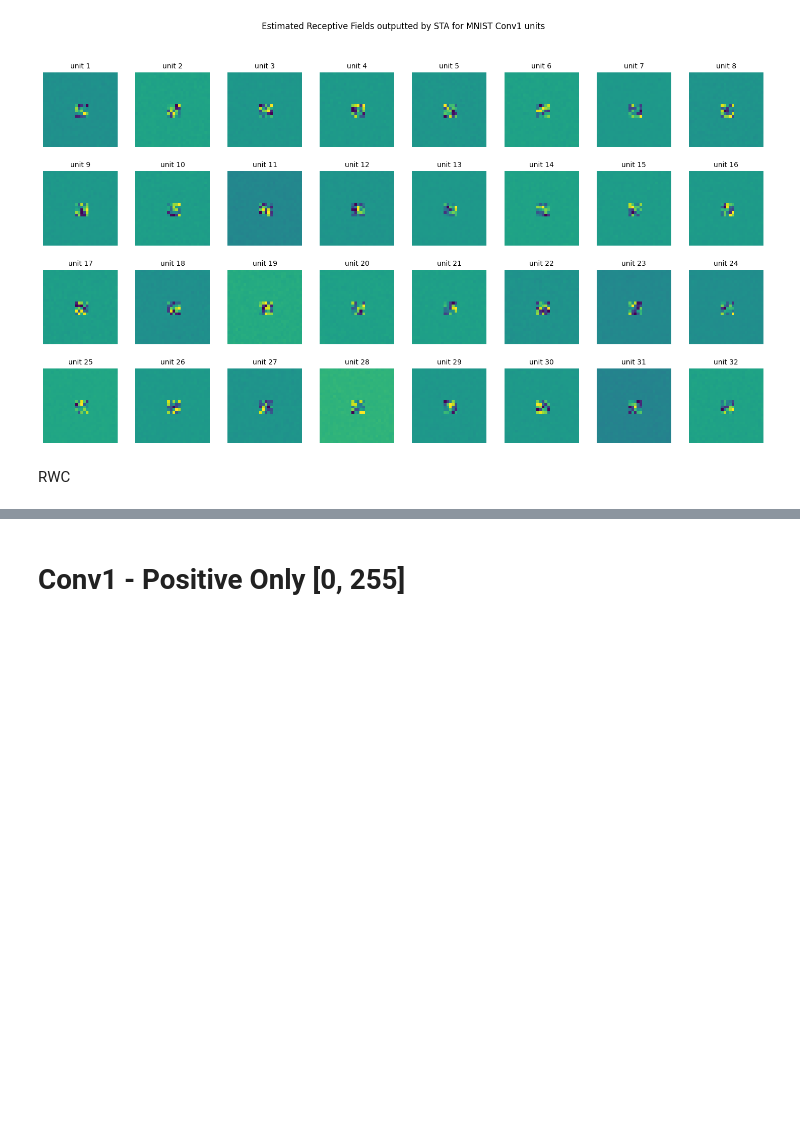
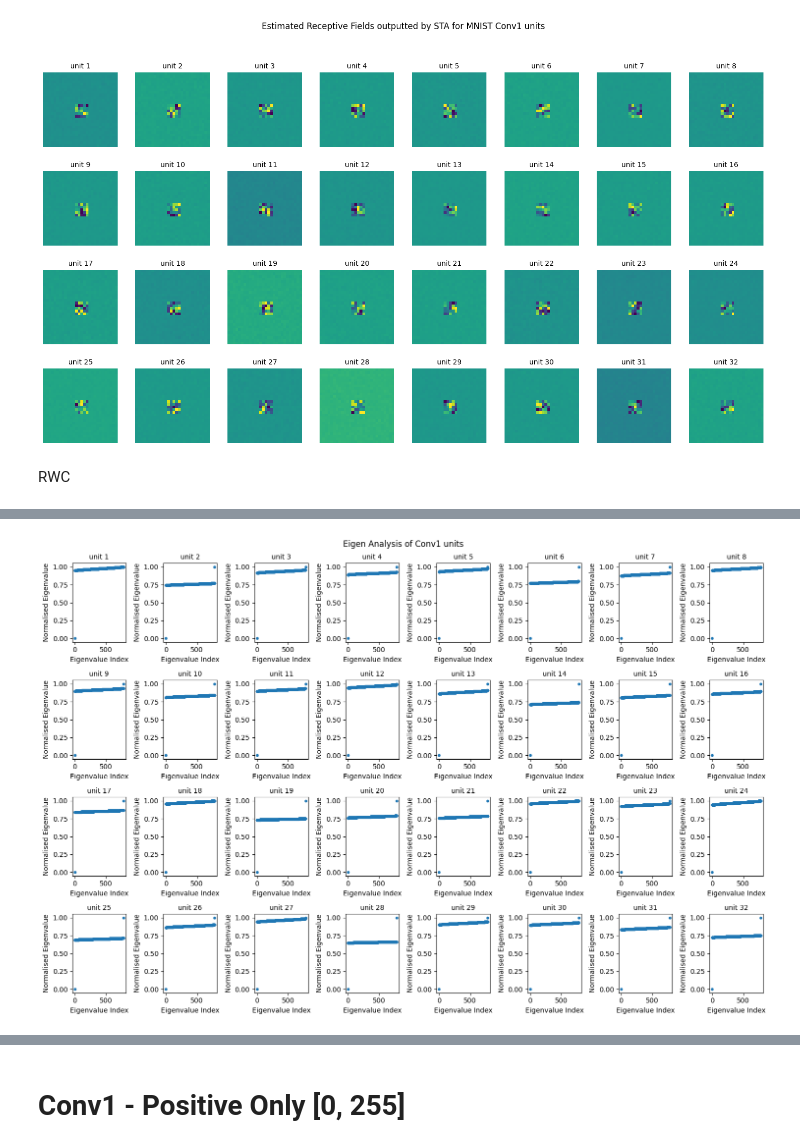
Before and after one commit to gurooria/ResponseWeightedAnalysis, a Jupyter notebook: MNIST_rf.ipynb, the cells around one changed output, grey strips where cells are left out. Drawn from its saved outputs; the diff is of its cells as text; code cells hidden in the pictures; blank space fills up the shorter version.

Commit message:
rwa conv1 rwc update

```diff
--- a/MNIST_rf.ipynb
+++ b/MNIST_rf.ipynb
@@ -182,0 +187,8 @@ Shape of reshaped noise list: torch.Size([50000, 784, 1])
+# %%
+# eigen analysis - conv1
+NUnits = cov1.shape[0]
+eigen1 = []
+with tqdm(total=NUnits) as pbar:
+    for i in range(NUnits):
+        eigen1.append(eigenAnalysis(cov1, i))
+        pbar.update(1)
@@ -182,0 +203,81 @@ Shape of reshaped noise list: torch.Size([50000, 784, 1])
+# %%
+# conv1 eigenvalues
+
+# plot the eigenvalues for each unit - all eigenvalues
+for i in range(len(eigen1)): # each unit
+    plt.subplot(4, 8, i+1)
+
+    if act_conv1[i][act_conv1[i] > 0].shape[0] != 0: # if list is not empty
+        eigenvalues = eigen1[i][0][0]
+        eigenvalues = (eigenvalues - eigenvalues.min()) / (eigenvalues.max() - eigenvalues.min()) # normalise to [0, 1]
+        plt.scatter(range(len(eigenvalues)), eigenvalues, s=10)
+        plt.title('unit ' + str(i+1), fontsize=10)
+        plt.xlabel('Eigenvalue Index')
+        plt.ylabel('Normalised Eigenvalue')
+        # change figure size
+        plt.gcf().set_size_inches(13, 10)
+    else:
+        # plot shows text saying 'inactive'
+        plt.text(0.5, 0.5, 'inactive', horizontalalignment='center', verticalalignment='center')
+        # turn off axis
+        plt.title('unit ' + str(i+1), fontsize=10)
+        plt.axis('off')
+plt.suptitle('Eigen Analysis of Conv1 units')
+plt.tight_layout()
+# change figure size
+plt.gcf().set_size_inches(15, 10)
+plt.show()
+
+plt.figure()
+# plot the eigenvalues for each unit - exclude largest eigenvalues
+for i in range(len(eigen1)): # each unit
+    plt.subplot(4, 8, i+1)
+
+    if act_conv1[i][act_conv1[i] > 0].shape[0] != 0: # if list is not empty
+        eigenvalues = eigen1[i][0][0]
+        eigenvalues = (eigenvalues - eigenvalues.min()) / (eigenvalues.max() - eigenvalues.min()) # normalise to [0, 1]
+        plt.scatter(range(len(eigenvalues)-1), eigenvalues[:-1], s=10)
+        plt.title('unit ' + str(i+1), fontsize=10)
+        plt.xlabel('Eigenvalue Index')
+        plt.ylabel('Normalised Eigenvalue')
+        # change figure size
+        plt.gcf().set_size_inches(13, 10)
+    else:
+        # plot shows text saying 'inactive'
+        plt.text(0.5, 0.5, 'inactive', horizontalalignment='center', verticalalignment='center')
+        # turn off axis
+        plt.title('unit ' + str(i+1), fontsize=10)
+        plt.axis('off')
+plt.suptitle('Eigen Analysis of Conv1 units - excludes largest eigenvalue')
+plt.tight_layout()
+# change figure size
+plt.gcf().set_size_inches(15, 10)
+plt.show()
+
+plt.figure()
+# plot the eigenvalues for each unit - exclude smallest eigenvalues
+for i in range(len(eigen1)): # each unit
+    plt.subplot(4, 8, i+1)
+
+    if act_conv1[i][act_conv1[i] > 0].shape[0] != 0: # if list is not empty
+        eigenvalues = eigen1[i][0][0]
+        eigenvalues = (eigenvalues - eigenvalues.min()) / (eigenvalues.max() - eigenvalues.min()) # normalise to [0, 1]
+        plt.scatter(range(len(eigenvalues)-1), eigenvalues[1:], s=10)
+        plt.title('unit ' + str(i+1), fontsize=10)
+        plt.xlabel('Eigenvalue Index')
+        plt.ylabel('Normalised Eigenvalue')
+        # change figure size
+        plt.gcf().set_size_inches(13, 10)
+    else:
+        # plot shows text saying 'inactive'
+        plt.text(0.5, 0.5, 'inactive', horizontalalignment='center', verticalalignment='center')
+        # turn off axis
+        plt.title('unit ' + str(i+1), fontsize=10)
+        plt.axis('off')
+plt.suptitle('Eigen Analysis of Conv1 units - excludes smallest eigenvalue')
+plt.tight_layout()
+# change figure size
+plt.gcf().set_size_inches(15, 10)
+plt.show()
+# %% [output]
+[figure, added]
```
Also changed, not shown: parts of 6 cells of this notebook, 3 other files.
